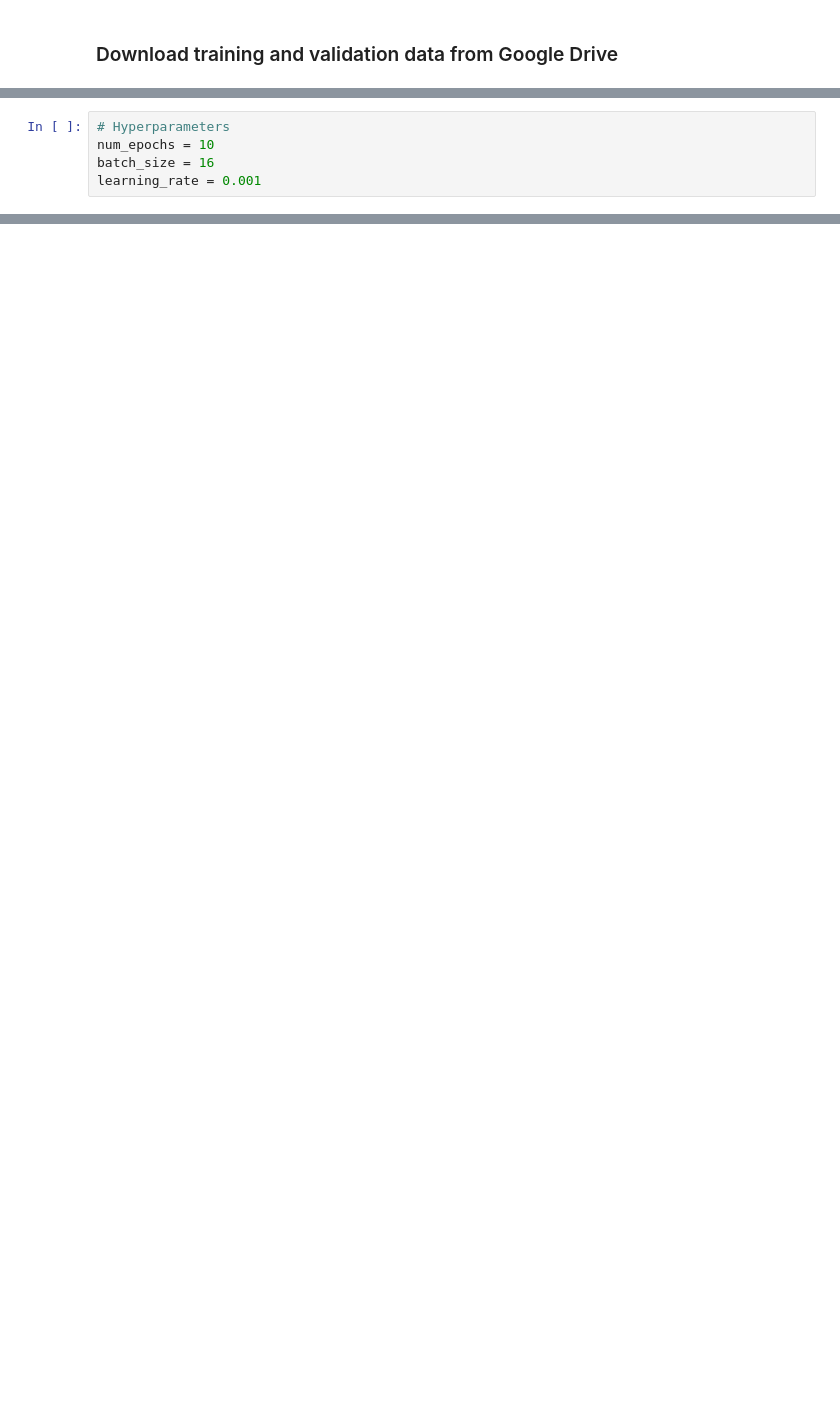
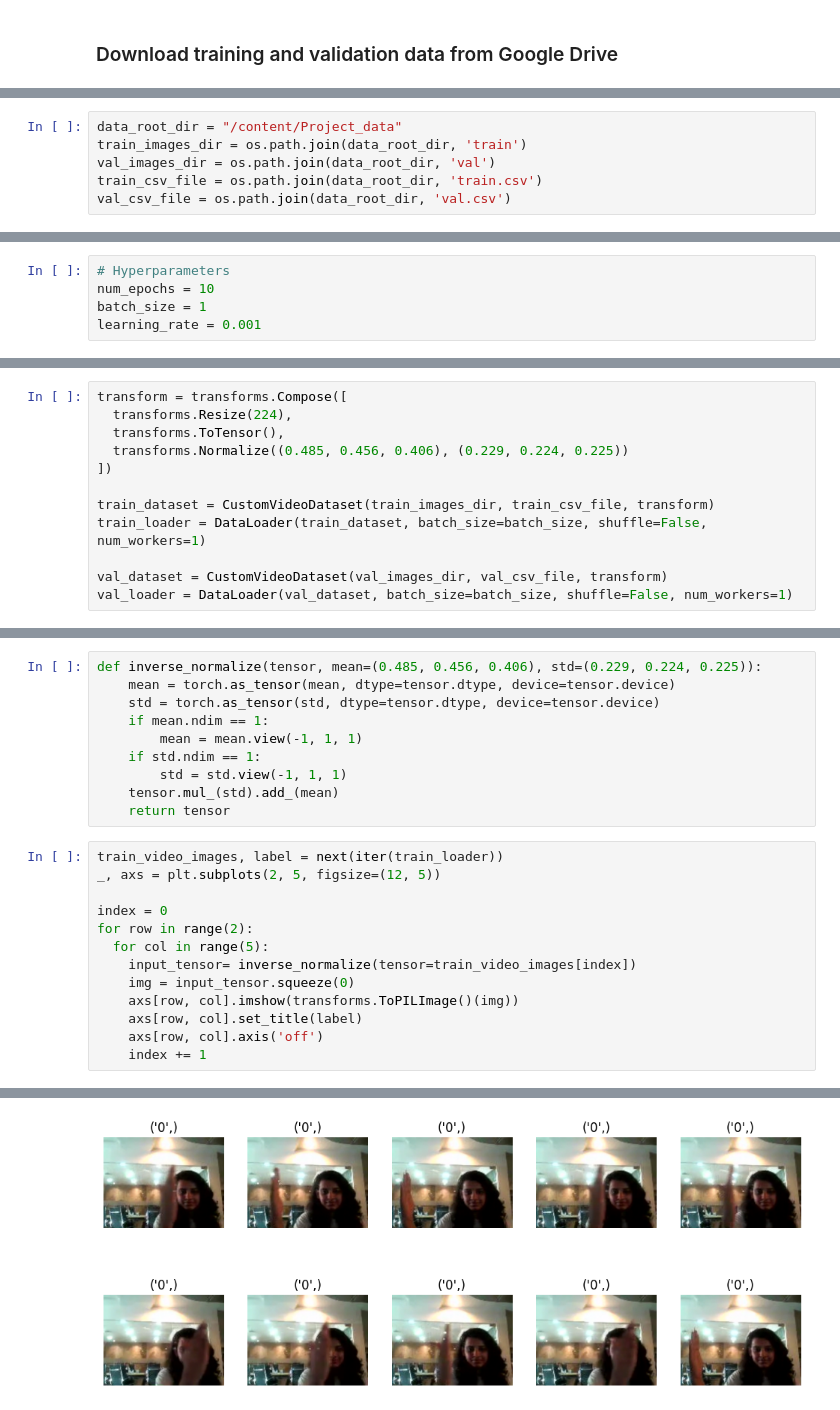
Before and after one commit to venkataravuri/upgrad-gesture-recognition, a Jupyter notebook: gesture-recognition.ipynb, the cells around one changed output, grey strips where cells are left out. Drawn from its saved outputs; the diff is of its cells as text; blank space fills up the shorter version.

```diff
--- a/gesture-recognition.ipynb
+++ b/gesture-recognition.ipynb
@@ -36,0 +52,6 @@ patoolib.extract_archive(file, outdir=".")
+# %%
+data_root_dir = "/content/Project_data"
+train_images_dir = os.path.join(data_root_dir, 'train')
+val_images_dir = os.path.join(data_root_dir, 'val')
+train_csv_file = os.path.join(data_root_dir, 'train.csv')
+val_csv_file = os.path.join(data_root_dir, 'val.csv')
@@ -37,5 +62,5 @@ patoolib.extract_archive(file, outdir=".")
 # %%
 # Hyperparameters
 num_epochs = 10
-batch_size = 16
+batch_size = 1
 learning_rate = 0.001
@@ -54,0 +96,12 @@ NameError: name 'VideoTransformer' is not defined
+# %%
+transform = transforms.Compose([
+  transforms.Resize(224),
+  transforms.ToTensor(),
+  transforms.Normalize((0.485, 0.456, 0.406), (0.229, 0.224, 0.225))
+])
+
+train_dataset = CustomVideoDataset(train_images_dir, train_csv_file, transform)
+train_loader = DataLoader(train_dataset, batch_size=batch_size, shuffle=False, num_workers=1)
+
+val_dataset = CustomVideoDataset(val_images_dir, val_csv_file, transform)
+val_loader = DataLoader(val_dataset, batch_size=batch_size, shuffle=False, num_workers=1)
@@ -54,0 +125,24 @@ NameError: name 'VideoTransformer' is not defined
+# %%
+def inverse_normalize(tensor, mean=(0.485, 0.456, 0.406), std=(0.229, 0.224, 0.225)):
+    mean = torch.as_tensor(mean, dtype=tensor.dtype, device=tensor.device)
+    std = torch.as_tensor(std, dtype=tensor.dtype, device=tensor.device)
+    if mean.ndim == 1:
+        mean = mean.view(-1, 1, 1)
+    if std.ndim == 1:
+        std = std.view(-1, 1, 1)
+    tensor.mul_(std).add_(mean)
+    return tensor
+# %%
+train_video_images, label = next(iter(train_loader))
+_, axs = plt.subplots(2, 5, figsize=(12, 5))
+
+index = 0
+for row in range(2):
+  for col in range(5):
+    input_tensor= inverse_normalize(tensor=train_video_images[index])
+    img = input_tensor.squeeze(0)
+    axs[row, col].imshow(transforms.ToPILImage()(img))
+    axs[row, col].set_title(label)
+    axs[row, col].axis('off')
+    index += 1
+# %% [output]
@@ -54,0 +151 @@ NameError: name 'VideoTransformer' is not defined
+[figure, added]
```
Also changed, not shown: parts of 17 cells of this notebook.
